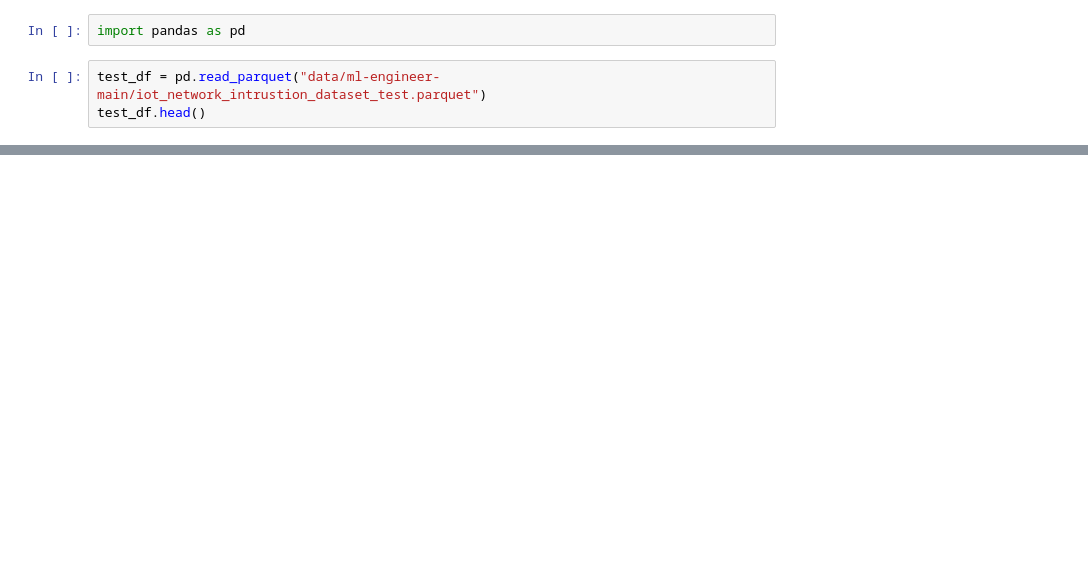
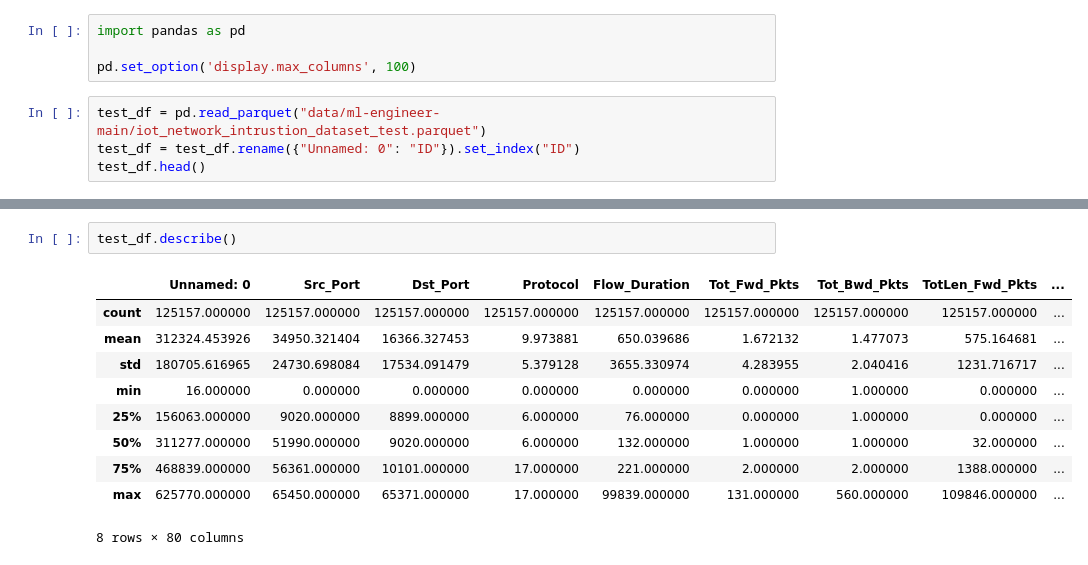
Before and after one commit to rjurney/netography, a Jupyter notebook: Exploratory Data Analysis.ipynb, the cells around one changed output, grey strips where cells are left out. Cells and saved outputs as stored; diff of their text form; blank space fills up the shorter version.

```diff
--- a/Exploratory Data Analysis.ipynb
+++ b/Exploratory Data Analysis.ipynb
@@ -1,7 +1,10 @@
 # %%
 import pandas as pd
+
+pd.set_option('display.max_columns', 100)
 # %%
 test_df = pd.read_parquet("data/ml-engineer-main/iot_network_intrustion_dataset_test.parquet")
+test_df = test_df.rename({"Unnamed: 0": "ID"}).set_index("ID")
 test_df.head()
 # %% [output]
 |  | Unnamed: 0 | Flow_ID | Src_IP | Src_Port | Dst_IP | Dst_Port | Protocol | Timestamp | Flow_Duration | ... |
@@ -13,0 +16,13 @@ test_df.head()
+# %%
+test_df.describe()
+# %% [output]
+|  | Unnamed: 0 | Src_Port | Dst_Port | Protocol | Flow_Duration | Tot_Fwd_Pkts | Tot_Bwd_Pkts | TotLen_Fwd_Pkts | ... |
+| count | 125157.000000 | 125157.000000 | 125157.000000 | 125157.000000 | 125157.000000 | 125157.000000 | 125157.000000 | 125157.000000 | ... |
+| mean | 312324.453926 | 34950.321404 | 16366.327453 | 9.973881 | 650.039686 | 1.672132 | 1.477073 | 575.164681 | ... |
+| std | 180705.616965 | 24730.698084 | 17534.091479 | 5.379128 | 3655.330974 | 4.283955 | 2.040416 | 1231.716717 | ... |
+| min | 16.000000 | 0.000000 | 0.000000 | 0.000000 | 0.000000 | 0.000000 | 1.000000 | 0.000000 | ... |
+| 25% | 156063.000000 | 9020.000000 | 8899.000000 | 6.000000 | 76.000000 | 0.000000 | 1.000000 | 0.000000 | ... |
+| 50% | 311277.000000 | 51990.000000 | 9020.000000 | 6.000000 | 132.000000 | 1.000000 | 1.000000 | 32.000000 | ... |
+| 75% | 468839.000000 | 56361.000000 | 10101.000000 | 17.000000 | 221.000000 | 2.000000 | 2.000000 | 1388.000000 | ... |
+| max | 625770.000000 | 65450.000000 | 65371.000000 | 17.000000 | 99839.000000 | 131.000000 | 560.000000 | 109846.000000 | ... |
+8 rows × 80 columns
```
Also changed, not shown: parts of 2 cells of this notebook.
